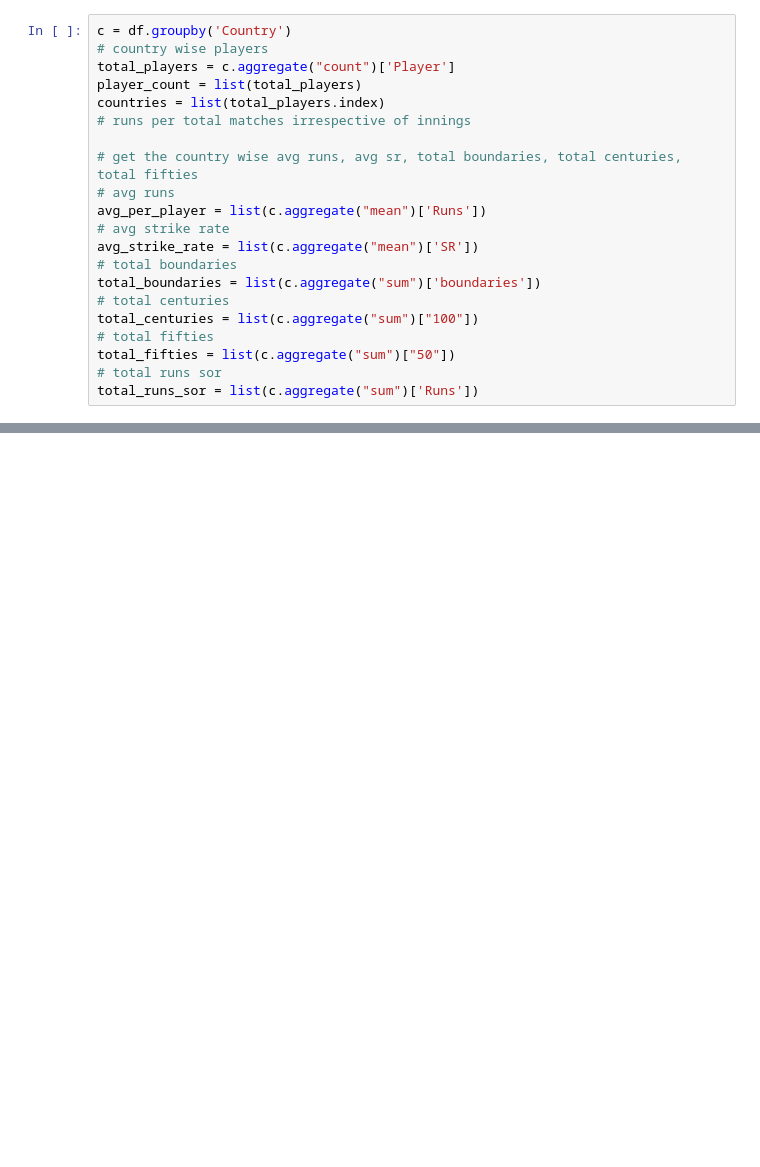
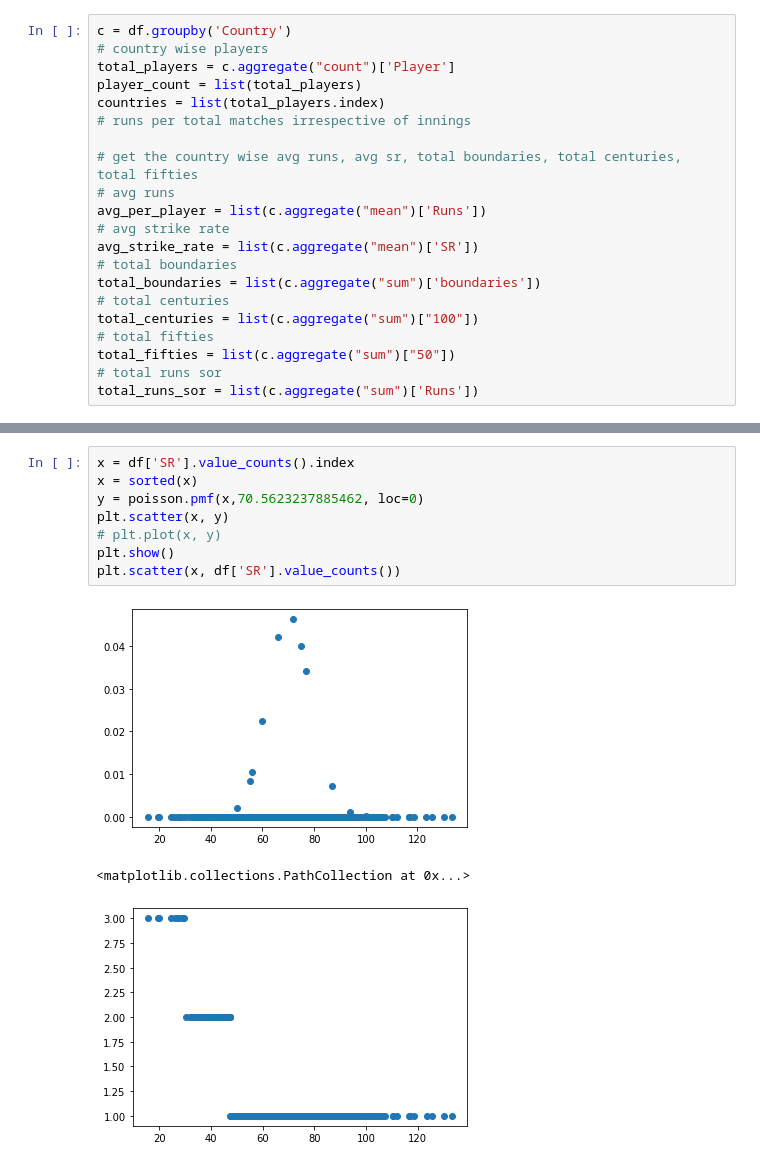
Before and after one commit to AmanJain27/Cricket-Analysis, a Jupyter notebook: EDA/data_eda_2.ipynb, the cells around one changed output, grey strips where cells are left out. Cells and saved outputs as stored; diff of their text form; blank space fills up the shorter version.

```diff
--- a/EDA/data_eda_2.ipynb
+++ b/EDA/data_eda_2.ipynb
@@ -522,0 +950,12 @@ Opening in existing browser session.
+# %%
+x = df['SR'].value_counts().index
+x = sorted(x)
+y = poisson.pmf(x,70.5623237885462, loc=0)
+plt.scatter(x, y)
+# plt.plot(x, y)
+plt.show()
+plt.scatter(x, df['SR'].value_counts())
+# %% [output]
+[figure, added]
+<matplotlib.collections.PathCollection at 0x...>
+[figure, added]
```
Also changed, not shown: parts of 25 cells of this notebook, 6 other files.
